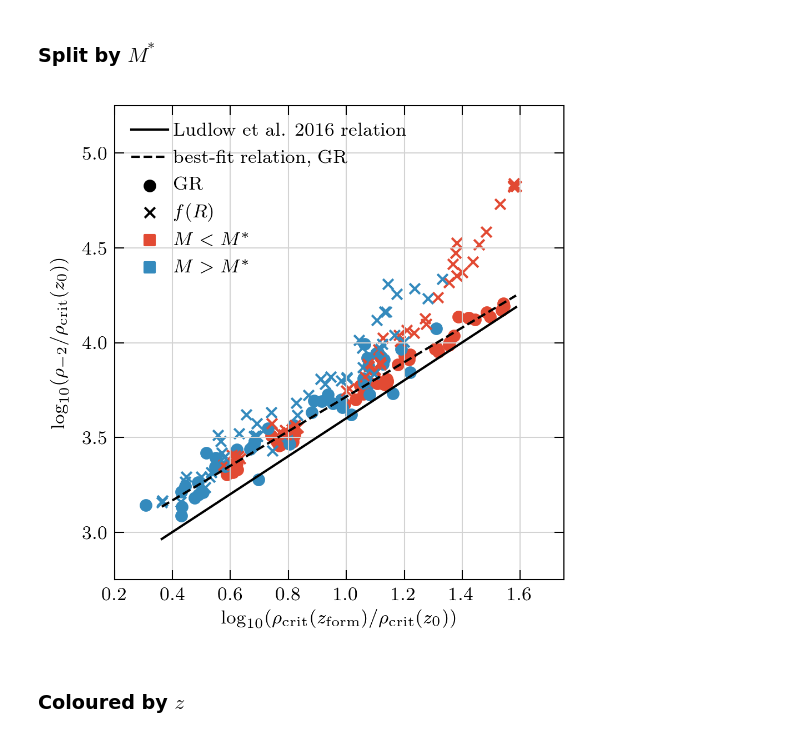
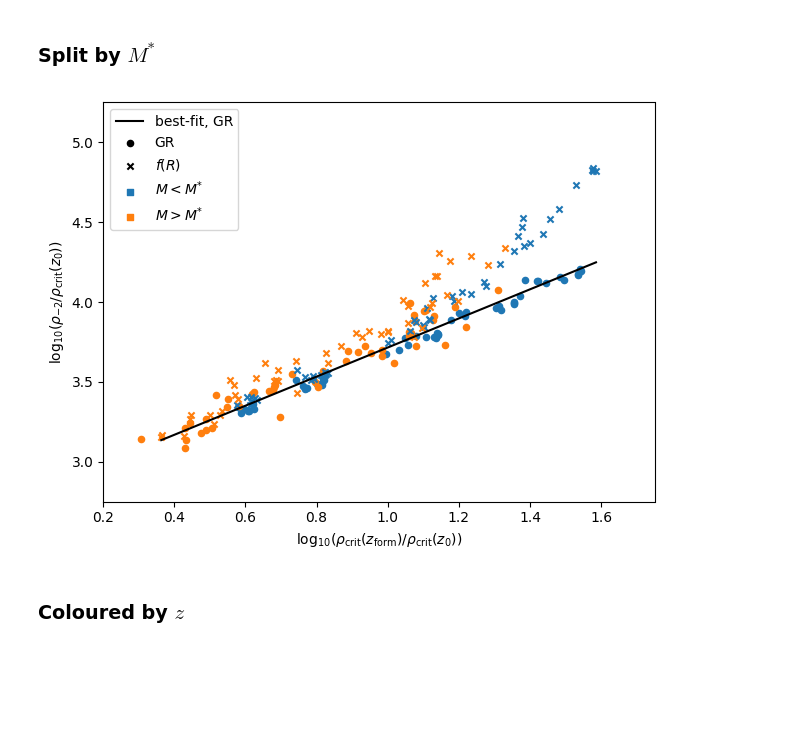
Before and after one commit to oleskiewicz/hbtp, a Jupyter notebook: relation.ipynb, the cells around one changed output. Saved outputs shown, nothing was run; the diff lists cells and outputs as text; code cells hidden in the pictures; blank space fills up the shorter version.

```diff
--- a/relation.ipynb
+++ b/relation.ipynb
@@ -7,7 +7,7 @@ import matplotlib
 
 %matplotlib inline
 # %%
-plt.style.use('paper')
+# plt.style.use('paper')
 # %%
 grav = 'GR_b64n512'
 NFW_f = 0.02
@@ -163,37 +162,35 @@ _d = d[
 
 for i, _s in enumerate(snaps):
     ax.scatter(
         x=_d[(_d['snap'] == _s) & (_d['bin'] < m_star_bins[i])]['rho_f'],
         y=_d[(_d['snap'] == _s) & (_d['bin'] < m_star_bins[i])]['rho_s'],
         marker='x', s=20, label=None, color='C0',
     )
     ax.scatter(
         x=_d[(_d['snap'] == _s) & (_d['bin'] >= m_star_bins[i])]['rho_f'],
         y=_d[(_d['snap'] == _s) & (_d['bin'] >= m_star_bins[i])]['rho_s'],
         marker='x', s=20, label=None, color='C1',
     )
 
 _x = np.array([_d['rho_f'].min(), _d['rho_f'].max()])
-ax.plot(_x, np.log10(400.0)+_x, "k-", label="Ludlow et al. 2016 relation")
-# ax.plot(_x, popt_0[0]+_x)
-ax.plot(_x, popt_1[0]+popt_1[1]*_x, "k--", label="best-fit relation, GR")
+ax.plot(_x, popt_1[0]+popt_1[1]*_x, "k-", label="best-fit, GR")
 
 ax.set_ylabel(r"$\log_{10}(\rho_{-2} / \rho_{\mathrm{crit}}(z_{0}))$")
 ax.set_xlabel(r"$\log_{10}(\rho_{\mathrm{crit}}(z_{\mathrm{form}}) / \rho_{\mathrm{crit}}(z_{0}))$")
 ax.set_xlim([0.2, 1.75])
 ax.set_ylim([2.75, 5.25])
 
 ax.scatter([], [], c='k', s=20, marker='o', label=r'GR')
 ax.scatter([], [], c='k', s=20, marker='x', label=r'$f(R)$')
 ax.scatter([], [], c='C0', s=20, marker='s', label=r'$M<M^{*}$')
 ax.scatter([], [], c='C1', s=20, marker='s', label=r'$M>M^{*}$')
 ax.legend(loc="upper left")
 
 fig.tight_layout()
 
 # fig.savefig('./plots/rhorho_mstar.pdf')
 # %% [output]
-[figure, old version]
+[figure, new version]
 # %% [markdown]
 ### Coloured by $z$
 # %%
```
Also changed, not shown: parts of 4 cells of this notebook.
